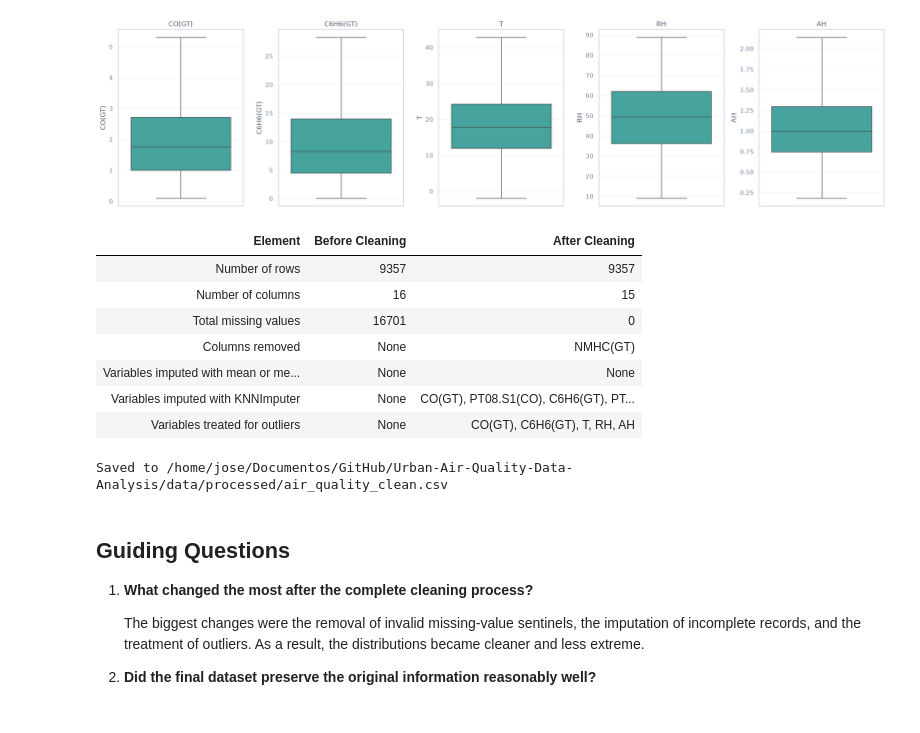
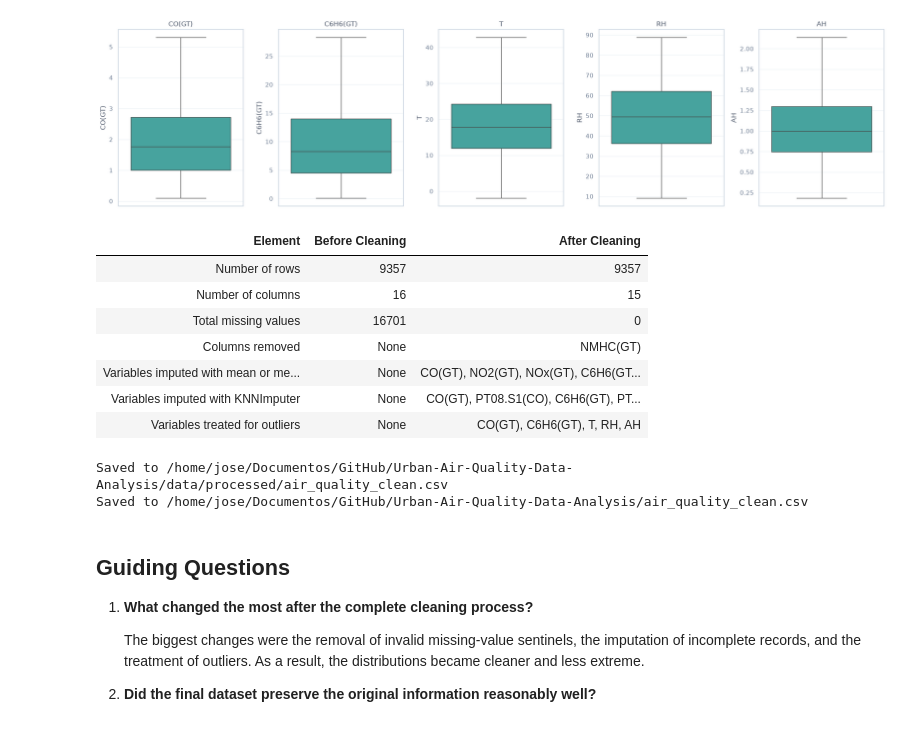
Before and after one commit to userejon31/Urban-Air-Quality-Data-Analysis, a Jupyter notebook: notebooks/05_final_cleaning.ipynb, the cells around one changed output. Drawn from its saved outputs; the diff is of its cells as text; code cells hidden in the pictures.

```diff
--- a/notebooks/05_final_cleaning.ipynb
+++ b/notebooks/05_final_cleaning.ipynb
@@ -146,31 +146,38 @@ plt.show()
 # %%
 # Build the comparison table with the decisions made in the previous steps.
 comparison = build_comparison_table(
     df_before,
     df_final,
     metadata={
         'columns_removed': columns_to_remove,
-        'mean_median_imputed': [],
+        'mean_median_imputed': [
+            'CO(GT)', 'NO2(GT)', 'NOx(GT)', 'C6H6(GT)', 'PT08.S2(NMHC)',
+            'PT08.S3(NOx)', 'PT08.S1(CO)', 'T', 'RH', 'PT08.S4(NO2)',
+            'PT08.S5(O3)', 'AH',
+        ],
         'knn_imputed': num_cols,
         'outlier_treated': OUTLIER_COLUMNS,
     },
 )
 display(style_table(comparison))
 # %% [output]
 | Element | Before Cleaning | After Cleaning |
 | Number of rows | 9357 | 9357 |
 | Number of columns | 16 | 15 |
 | Total missing values | 16701 | 0 |
 | Columns removed | None | NMHC(GT) |
-| Variables imputed with mean or me... | None | None |
+| Variables imputed with mean or me... | None | CO(GT), NO2(GT), NOx(GT), C6H6(GT... |
 | Variables imputed with KNNImputer | None | CO(GT), PT08.S1(CO), C6H6(GT), PT... |
 | Variables treated for outliers | None | CO(GT), C6H6(GT), T, RH, AH |
 # %%
-# Export the final cleaned dataset to the processed folder.
+# Export the final cleaned dataset (Section 5d).
 export_clean_dataset(df_final, PROCESSED_DATA_PATH)
+export_clean_dataset(df_final, PROJECT_ROOT / 'air_quality_clean.csv')
 print(f'Saved to {PROCESSED_DATA_PATH}')
+print(f'Saved to {PROJECT_ROOT / "air_quality_clean.csv"}')
 # %% [output]
 Saved to /home/jose/Documentos/GitHub/Urban-Air-Quality-Data-Analysis/data/processed/air_quality_clean.csv
+Saved to /home/jose/Documentos/GitHub/Urban-Air-Quality-Data-Analysis/air_quality_clean.csv
 # %% [markdown]
 ## Guiding Questions
 
```
Also changed, not shown: parts of 1 cell of this notebook, 2 other files.
